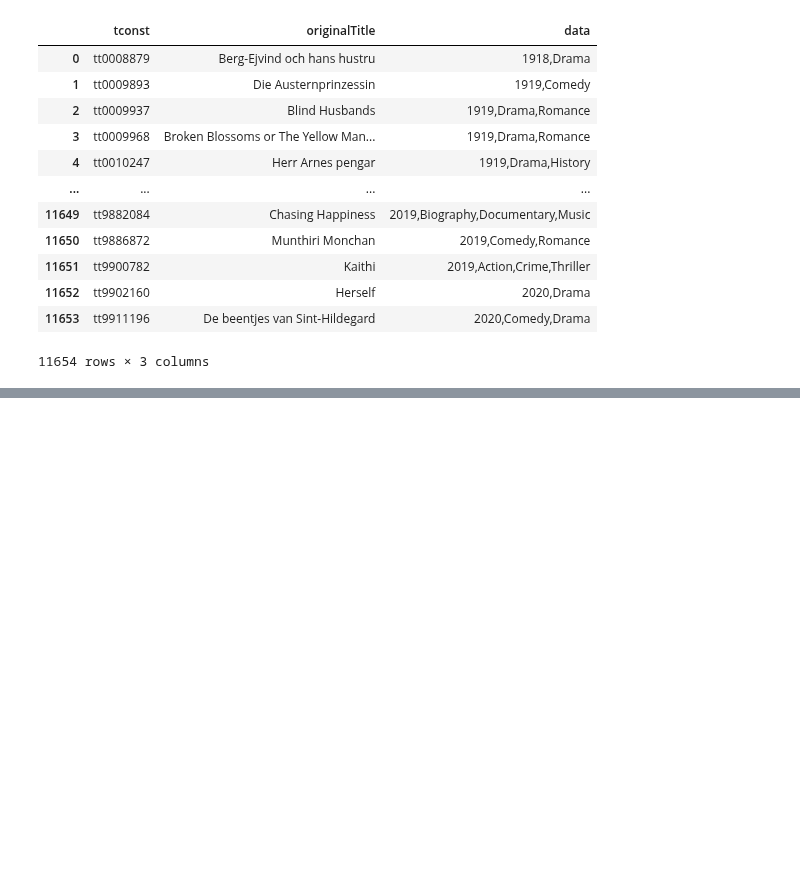
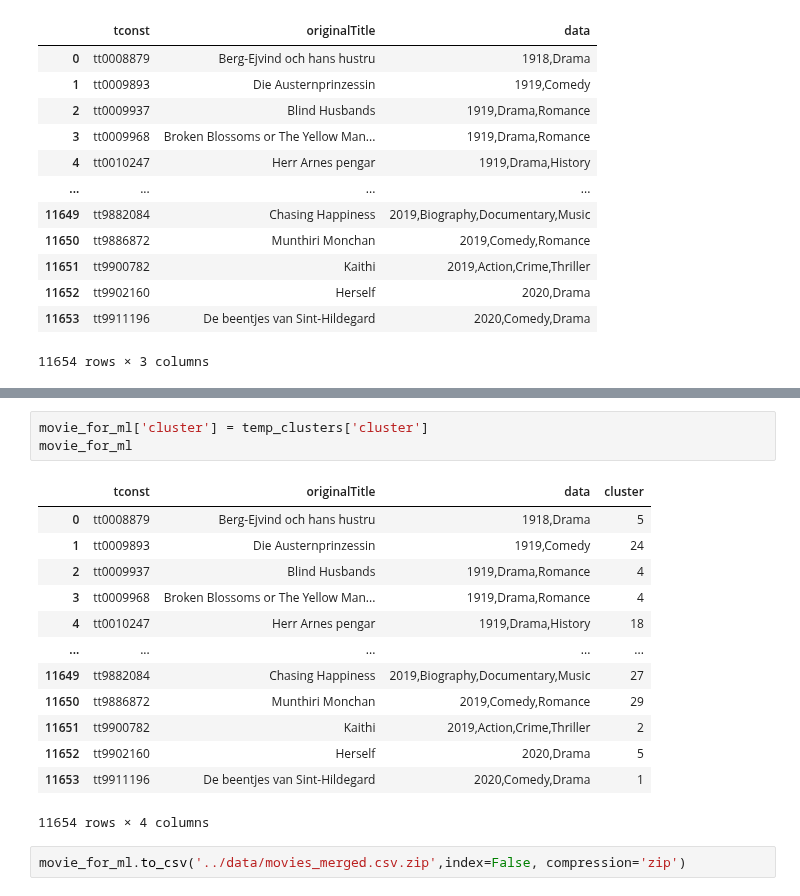
Before and after one commit to CathieLC/Wild_movie_project, a Jupyter notebook: Guillaume/cosine_df.ipynb, the cells around one changed output, grey strips where cells are left out. Drawn from its saved outputs; the diff is of its cells as text; blank space fills up the shorter version.

Commit message:
new merged csv, updated cosine_df

```diff
--- a/Guillaume/cosine_df.ipynb
+++ b/Guillaume/cosine_df.ipynb
@@ -111,0 +127,19 @@ temp_clusters = pd.read_csv('data/movies_for_ml.csv.zip')
+# %%
+movie_for_ml['cluster'] = temp_clusters['cluster']
+movie_for_ml
+# %% [output]
+|  | tconst | originalTitle | data | cluster |
+| 0 | tt0008879 | Berg-Ejvind och hans hustru | 1918,Drama | 5 |
+| 1 | tt0009893 | Die Austernprinzessin | 1919,Comedy | 24 |
+| 2 | tt0009937 | Blind Husbands | 1919,Drama,Romance | 4 |
+| 3 | tt0009968 | Broken Blossoms or The Yellow Man... | 1919,Drama,Romance | 4 |
+| 4 | tt0010247 | Herr Arnes pengar | 1919,Drama,History | 18 |
+| ... | ... | ... | ... | ... |
+| 11649 | tt9882084 | Chasing Happiness | 2019,Biography,Documentary,Music | 27 |
+| 11650 | tt9886872 | Munthiri Monchan | 2019,Comedy,Romance | 29 |
+| 11651 | tt9900782 | Kaithi | 2019,Action,Crime,Thriller | 2 |
+| 11652 | tt9902160 | Herself | 2020,Drama | 5 |
+| 11653 | tt9911196 | De beentjes van Sint-Hildegard | 2020,Comedy,Drama | 1 |
+11654 rows × 4 columns
+# %%
+movie_for_ml.to_csv('../data/movies_merged.csv.zip',index=False, compression='zip')
```
Also changed, not shown: parts of 2 cells of this notebook, 1 other file.
